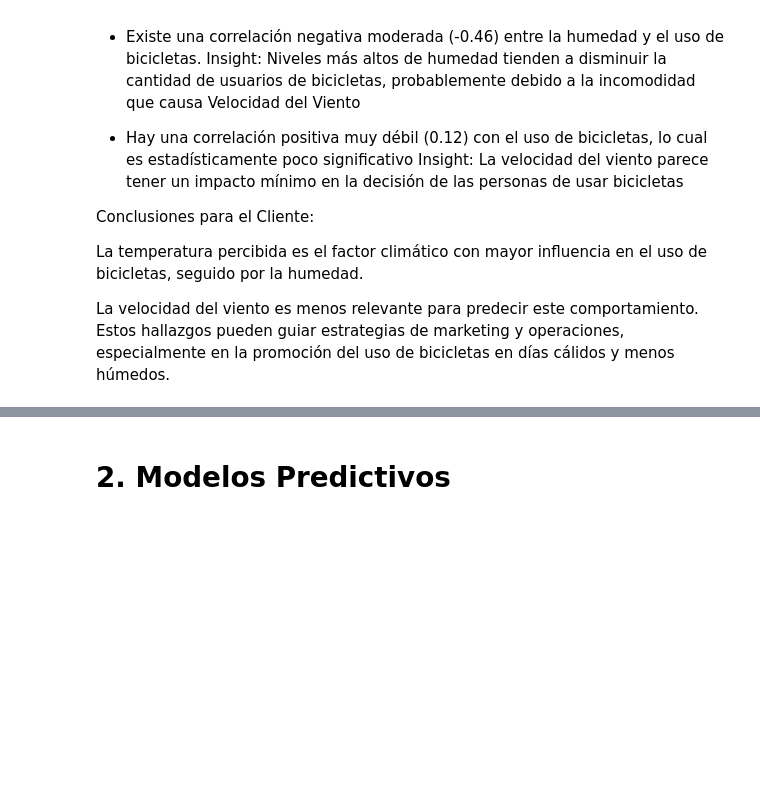
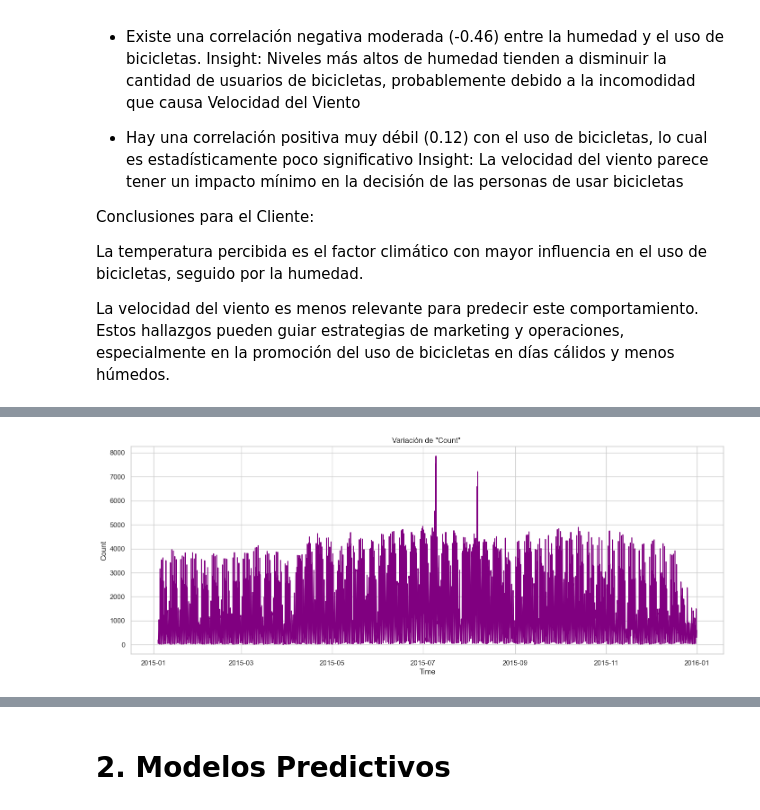
Before and after one commit to JairAmaro/Portafolio, a Jupyter notebook: London bike shariong/London.ipynb, the cells around one changed output, grey strips where cells are left out. Cells and saved outputs as stored; diff of their text form; code cells hidden in the pictures; blank space fills up the shorter version.

```diff
--- a/London bike shariong/London.ipynb
+++ b/London bike shariong/London.ipynb
@@ -158,0 +172,7 @@ La velocidad del viento es menos relevante para predecir este comportamiento. Es
+# %%
+df_2016 = df[df['Year'] == 2016]
+df_2015 = df[df['Year'] == 2015]
+# %%
+PlotCountByYear(df_2015)
+# %% [output]
+[figure, added]
```
Also changed, not shown: parts of 5 cells of this notebook.
